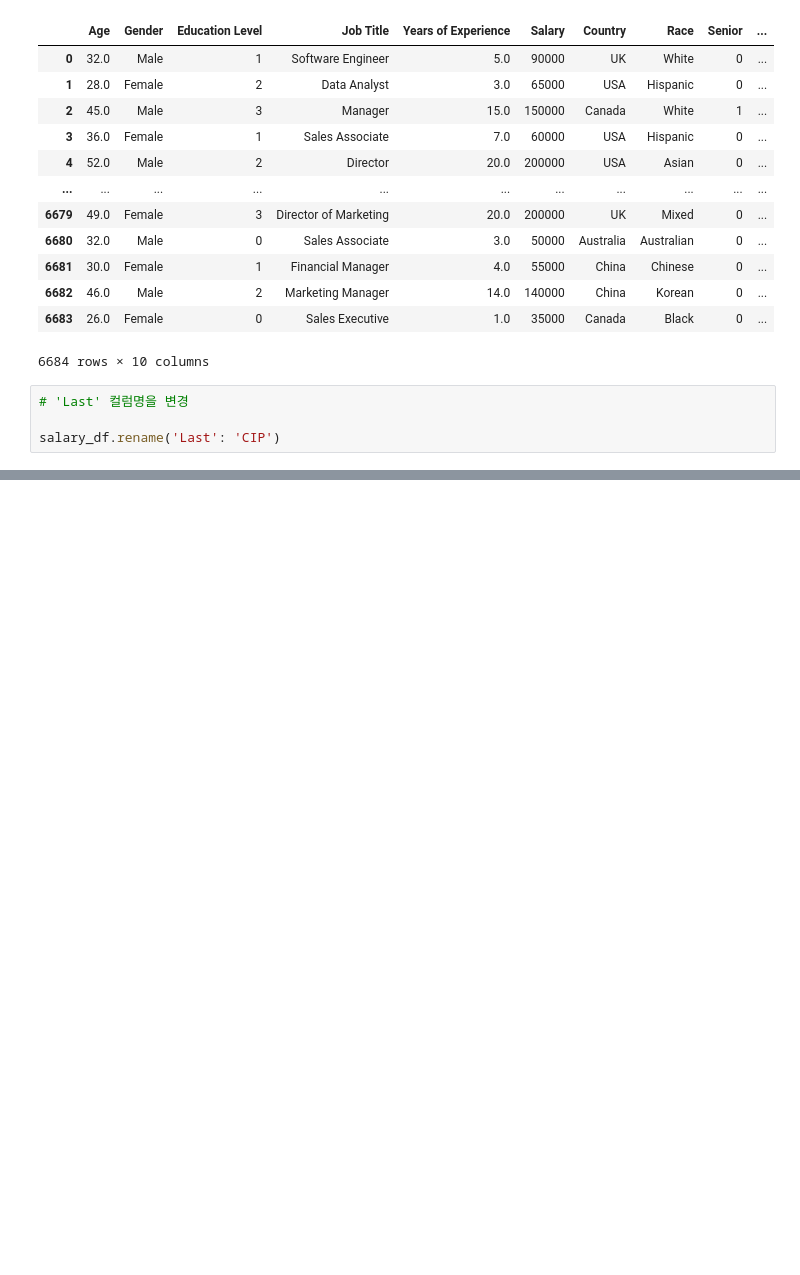
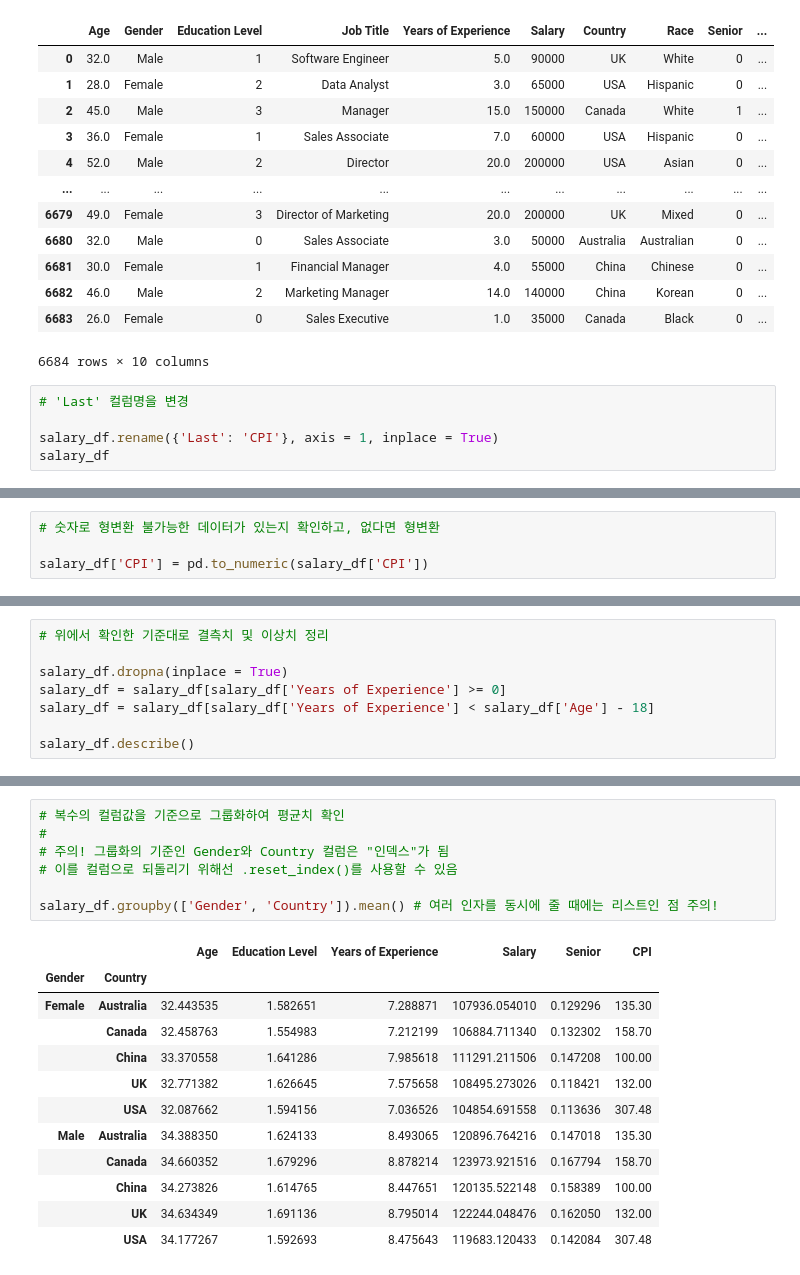
Before and after one commit to FennexFox/AIFFEL_quest_cr, a Jupyter notebook: 데기파 학습노트/03. Data Transformation.ipynb, the cells around one changed output, grey strips where cells are left out. Drawn from its saved outputs; the diff is of its cells as text; blank space fills up the shorter version.

```diff
--- a/데기파 학습노트/03. Data Transformation.ipynb
+++ b/데기파 학습노트/03. Data Transformation.ipynb
@@ -335,4 +335,5 @@ salary_df
 # %%
 # 'Last' 컬럼명을 변경
 
-salary_df.rename('Last': 'CIP')
+salary_df.rename({'Last': 'CPI'}, axis = 1, inplace = True)
+salary_df
@@ -338,0 +402,4 @@ salary_df.rename('Last': 'CIP')
+# %%
+# 숫자로 형변환 불가능한 데이터가 있는지 확인하고, 없다면 형변환
+
+salary_df['CPI'] = pd.to_numeric(salary_df['CPI'])
@@ -338,0 +492,8 @@ salary_df.rename('Last': 'CIP')
+# %%
+# 위에서 확인한 기준대로 결측치 및 이상치 정리
+
+salary_df.dropna(inplace = True)
+salary_df = salary_df[salary_df['Years of Experience'] >= 0]
+salary_df = salary_df[salary_df['Years of Experience'] < salary_df['Age'] - 18]
+
+salary_df.describe()
@@ -338,0 +541,20 @@ salary_df.rename('Last': 'CIP')
+# %%
+# 복수의 컬럼값을 기준으로 그룹화하여 평균치 확인
+#
+# 주의! 그룹화의 기준인 Gender와 Country 컬럼은 "인덱스"가 됨
+# 이를 컬럼으로 되돌리기 위해선 .reset_index()를 사용할 수 있음
+
+salary_df.groupby(['Gender', 'Country']).mean() # 여러 인자를 동시에 줄 때에는 리스트인 점 주의!
+# %% [output]
+|  |  | Age | Education Level | Years of Experience | Salary | Senior | CPI |
+| Gender | Country |  |  |  |  |  |  |
+| Female | Australia | 32.443535 | 1.582651 | 7.288871 | 107936.054010 | 0.129296 | 135.30 |
+|  | Canada | 32.458763 | 1.554983 | 7.212199 | 106884.711340 | 0.132302 | 158.70 |
+|  | China | 33.370558 | 1.641286 | 7.985618 | 111291.211506 | 0.147208 | 100.00 |
+|  | UK | 32.771382 | 1.626645 | 7.575658 | 108495.273026 | 0.118421 | 132.00 |
+|  | USA | 32.087662 | 1.594156 | 7.036526 | 104854.691558 | 0.113636 | 307.48 |
+| Male | Australia | 34.388350 | 1.624133 | 8.493065 | 120896.764216 | 0.147018 | 135.30 |
+|  | Canada | 34.660352 | 1.679296 | 8.878214 | 123973.921516 | 0.167794 | 158.70 |
+|  | China | 34.273826 | 1.614765 | 8.447651 | 120135.522148 | 0.158389 | 100.00 |
+|  | UK | 34.634349 | 1.691136 | 8.795014 | 122244.048476 | 0.162050 | 132.00 |
+|  | USA | 34.177267 | 1.592693 | 8.475643 | 119683.120433 | 0.142084 | 307.48 |
```
Also changed, not shown: parts of 20 cells of this notebook.
